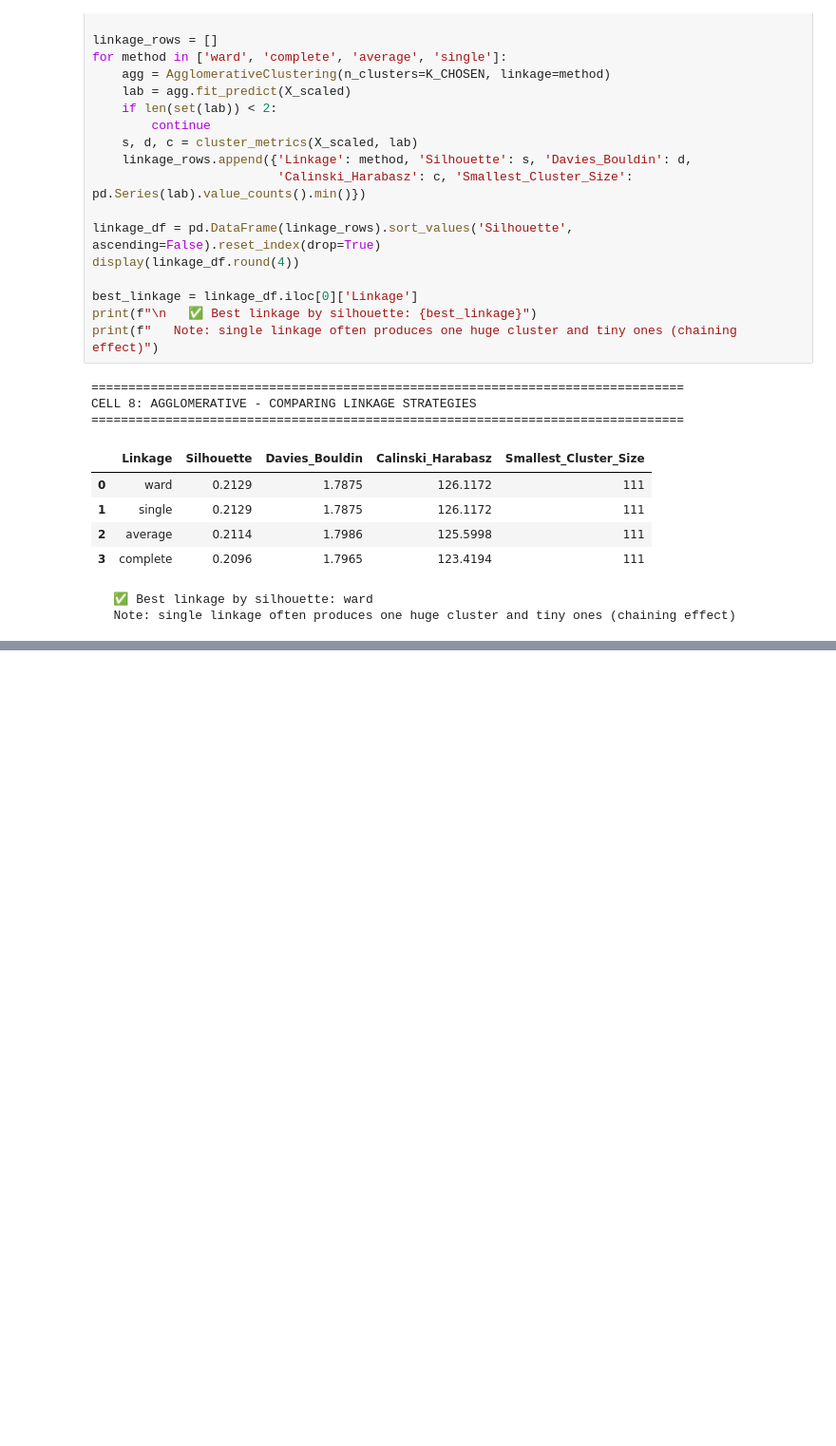
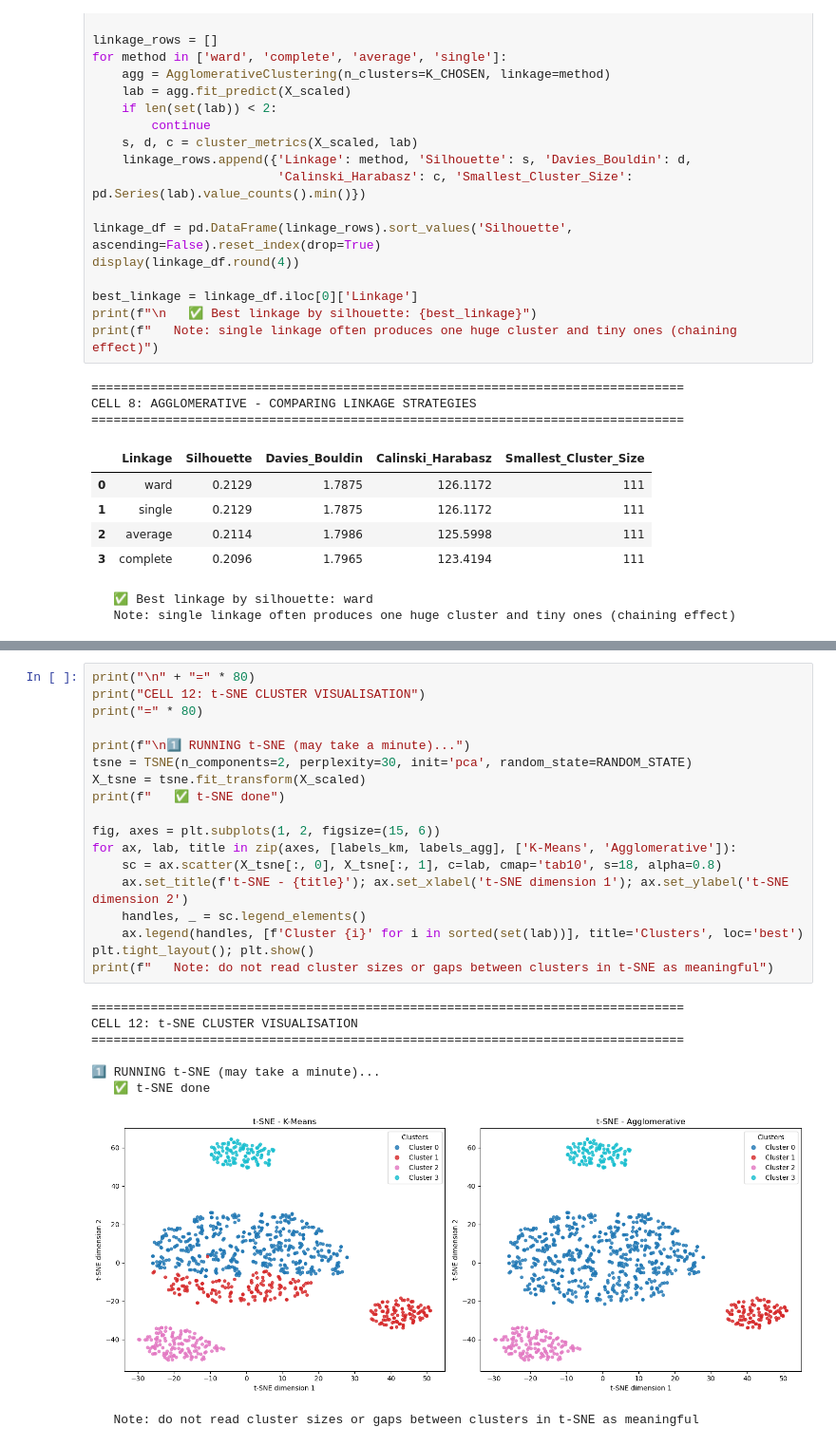
Before and after one commit to Dhaurshand/FitSense, a Jupyter notebook: Notebooks/Clustering/Clustering.ipynb, the cells around one changed output, grey strips where cells are left out. Shown at 95% size. Drawn from its saved outputs; the diff is of its cells as text; blank space fills up the shorter version.

```diff
--- a/Notebooks/Clustering/Clustering.ipynb
+++ b/Notebooks/Clustering/Clustering.ipynb
@@ -389,0 +521,27 @@ CELL 8: AGGLOMERATIVE - COMPARING LINKAGE STRATEGIES
+# %%
+print("\n" + "=" * 80)
+print("CELL 12: t-SNE CLUSTER VISUALISATION")
+print("=" * 80)
+
+print(f"\n1️⃣ RUNNING t-SNE (may take a minute)...")
+tsne = TSNE(n_components=2, perplexity=30, init='pca', random_state=RANDOM_STATE)
+X_tsne = tsne.fit_transform(X_scaled)
+print(f"   ✅ t-SNE done")
+
+fig, axes = plt.subplots(1, 2, figsize=(15, 6))
+for ax, lab, title in zip(axes, [labels_km, labels_agg], ['K-Means', 'Agglomerative']):
+    sc = ax.scatter(X_tsne[:, 0], X_tsne[:, 1], c=lab, cmap='tab10', s=18, alpha=0.8)
+    ax.set_title(f't-SNE - {title}'); ax.set_xlabel('t-SNE dimension 1'); ax.set_ylabel('t-SNE dimension 2')
+    handles, _ = sc.legend_elements()
+    ax.legend(handles, [f'Cluster {i}' for i in sorted(set(lab))], title='Clusters', loc='best')
+plt.tight_layout(); plt.show()
+print(f"   Note: do not read cluster sizes or gaps between clusters in t-SNE as meaningful")
+# %% [output]
+================================================================================
+CELL 12: t-SNE CLUSTER VISUALISATION
+================================================================================
+
+1️⃣ RUNNING t-SNE (may take a minute)...
+   ✅ t-SNE done
+[figure, added]
+   Note: do not read cluster sizes or gaps between clusters in t-SNE as meaningful
```
Also changed, not shown: parts of 8 cells of this notebook, 5 other files.
